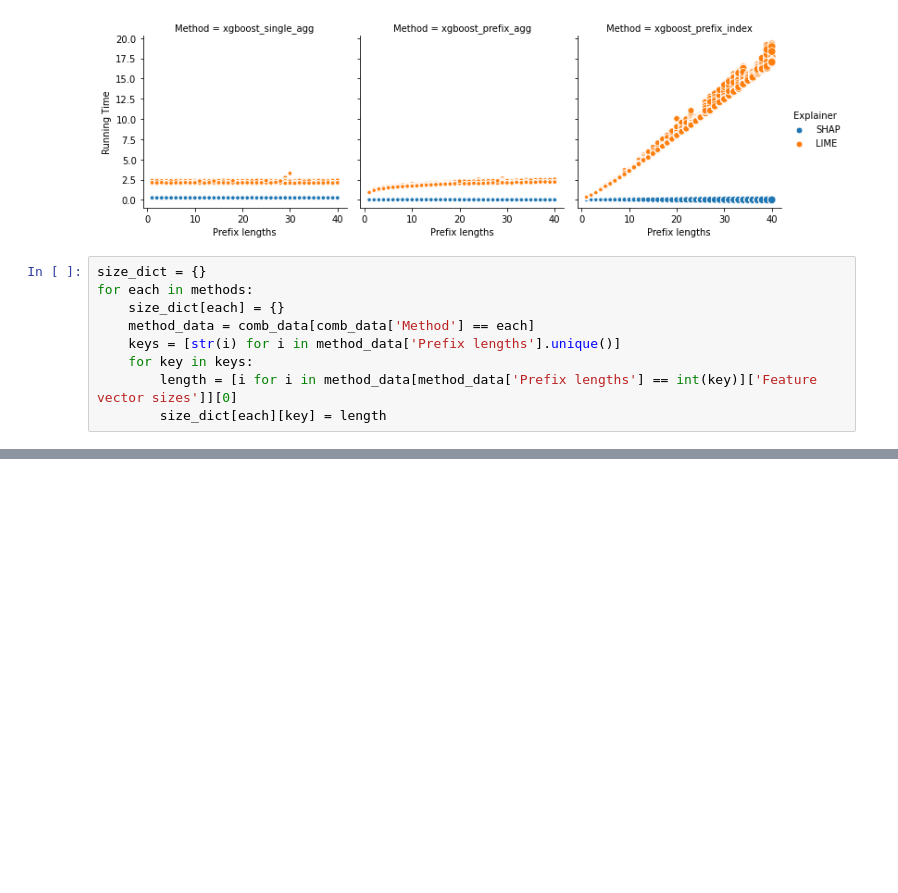
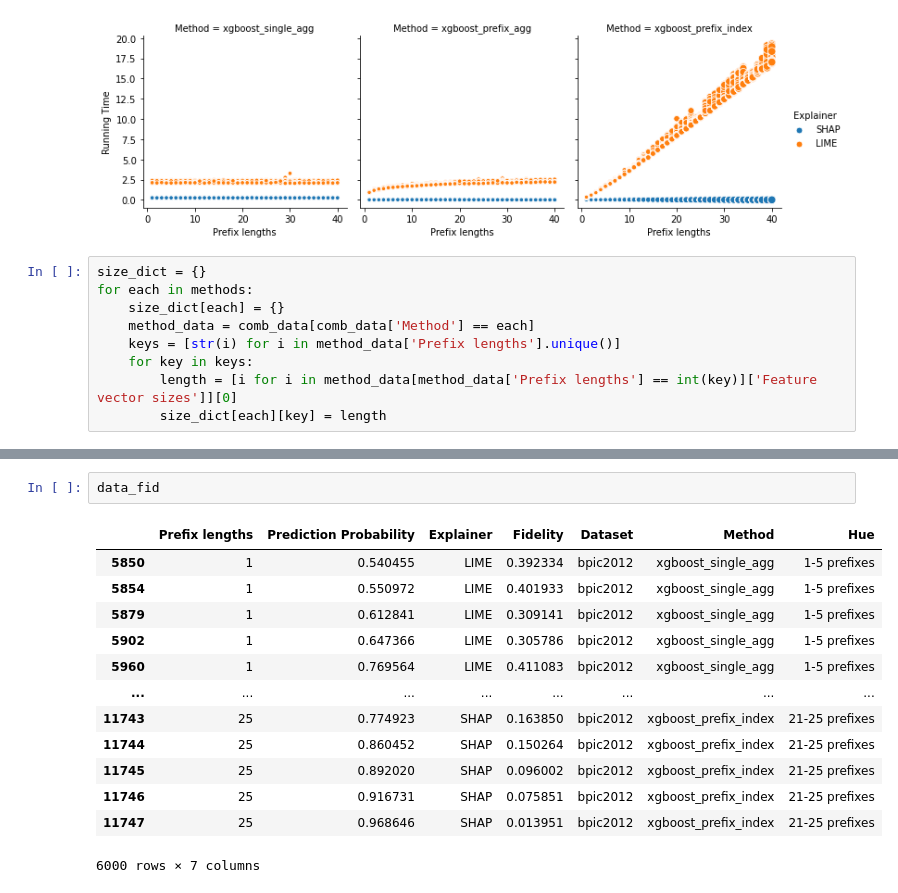
Before and after one commit to Mythreyi-V/PPA_Evaluation, a Jupyter notebook: benchmark_interpretability/PPM_Stability/generate_dataset_stats.ipynb, the cells around one changed output, grey strips where cells are left out. Drawn from its saved outputs; the diff is of its cells as text; blank space fills up the shorter version.

```diff
--- a/benchmark_interpretability/PPM_Stability/generate_dataset_stats.ipynb
+++ b/benchmark_interpretability/PPM_Stability/generate_dataset_stats.ipynb
@@ -809,3 +967,19 @@ LIME: 0.29974142977902074
+# %%
+data_fid
+# %% [output]
+|  | Prefix lengths | Prediction Probability | Explainer | Fidelity | Dataset | Method | Hue |
+| 5850 | 1 | 0.540455 | LIME | 0.392334 | bpic2012 | xgboost_single_agg | 1-5 prefixes |
+| 5854 | 1 | 0.550972 | LIME | 0.401933 | bpic2012 | xgboost_single_agg | 1-5 prefixes |
+| 5879 | 1 | 0.612841 | LIME | 0.309141 | bpic2012 | xgboost_single_agg | 1-5 prefixes |
+| 5902 | 1 | 0.647366 | LIME | 0.305786 | bpic2012 | xgboost_single_agg | 1-5 prefixes |
+| 5960 | 1 | 0.769564 | LIME | 0.411083 | bpic2012 | xgboost_single_agg | 1-5 prefixes |
+| ... | ... | ... | ... | ... | ... | ... | ... |
+| 11743 | 25 | 0.774923 | SHAP | 0.163850 | bpic2012 | xgboost_prefix_index | 21-25 prefixes |
+| 11744 | 25 | 0.860452 | SHAP | 0.150264 | bpic2012 | xgboost_prefix_index | 21-25 prefixes |
+| 11745 | 25 | 0.892020 | SHAP | 0.096002 | bpic2012 | xgboost_prefix_index | 21-25 prefixes |
+| 11746 | 25 | 0.916731 | SHAP | 0.075851 | bpic2012 | xgboost_prefix_index | 21-25 prefixes |
+| 11747 | 25 | 0.968646 | SHAP | 0.013951 | bpic2012 | xgboost_prefix_index | 21-25 prefixes |
+6000 rows × 7 columns
 # %%
 methods = ["single_agg", "prefix_agg", "prefix_index", "single_agg", "prefix_agg", "prefix_index",
            "single_agg", "prefix_agg", "prefix_index", "single_agg", "prefix_agg", "prefix_index",
```
Also changed, not shown: parts of 10 cells of this notebook, 9 other files.
